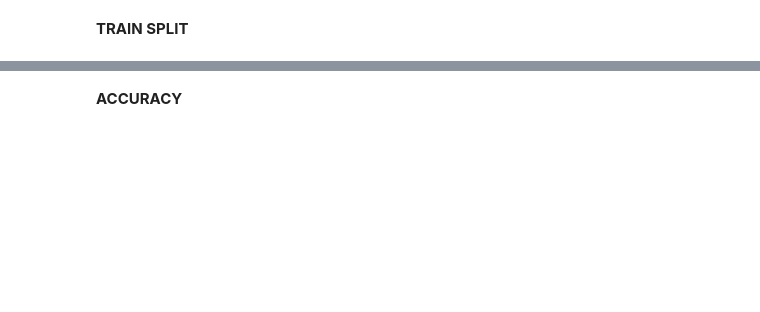
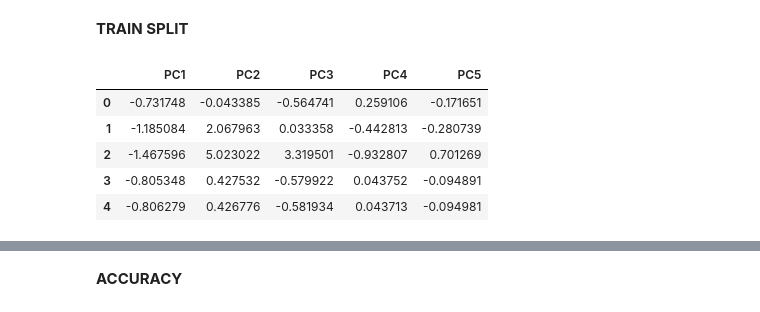
Before and after one commit to AshvinVignesh/Spam-Mail-Detection, a Jupyter notebook: SPAM_MAIL_CW_(DecisionTree).ipynb, the cells around one changed output, grey strips where cells are left out. Drawn from its saved outputs; the diff is of its cells as text; code cells hidden in the pictures; blank space fills up the shorter version.

```diff
--- a/SPAM_MAIL_CW_(DecisionTree).ipynb
+++ b/SPAM_MAIL_CW_(DecisionTree).ipynb
@@ -13,0 +93,10 @@ y= df['class'].values
+# %%
+X = pd.DataFrame(data = principle_components, columns=['PC1', 'PC2','PC3','PC4','PC5'])
+X.head()
+# %% [output]
+|  | PC1 | PC2 | PC3 | PC4 | PC5 |
+| 0 | -0.731748 | -0.043385 | -0.564741 | 0.259106 | -0.171651 |
+| 1 | -1.185084 | 2.067963 | 0.033358 | -0.442813 | -0.280739 |
+| 2 | -1.467596 | 5.023022 | 3.319501 | -0.932807 | 0.701269 |
+| 3 | -0.805348 | 0.427532 | -0.579922 | 0.043752 | -0.094891 |
+| 4 | -0.806279 | 0.426776 | -0.581934 | 0.043713 | -0.094981 |
```
Also changed, not shown: parts of 19 cells of this notebook.
